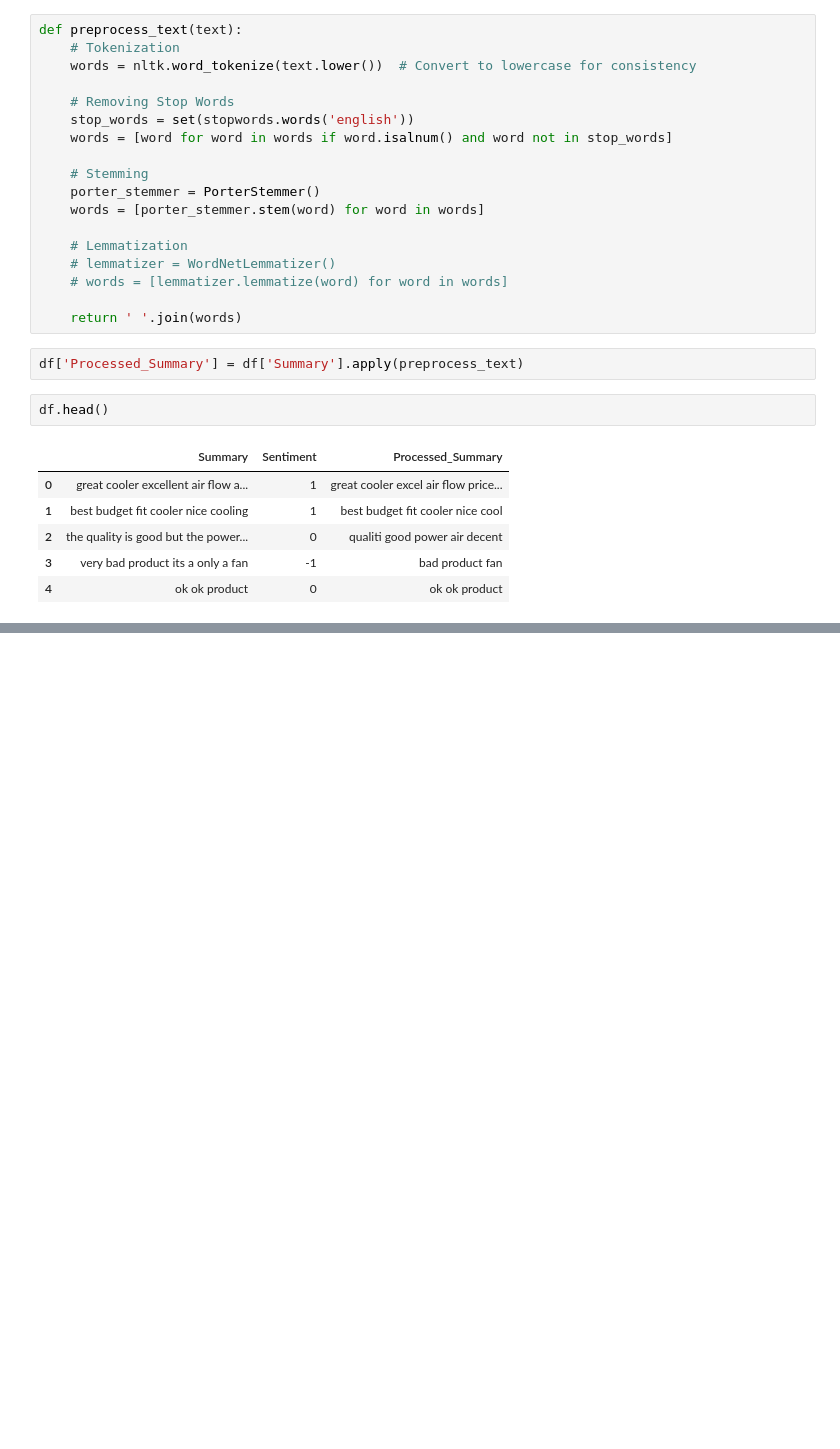
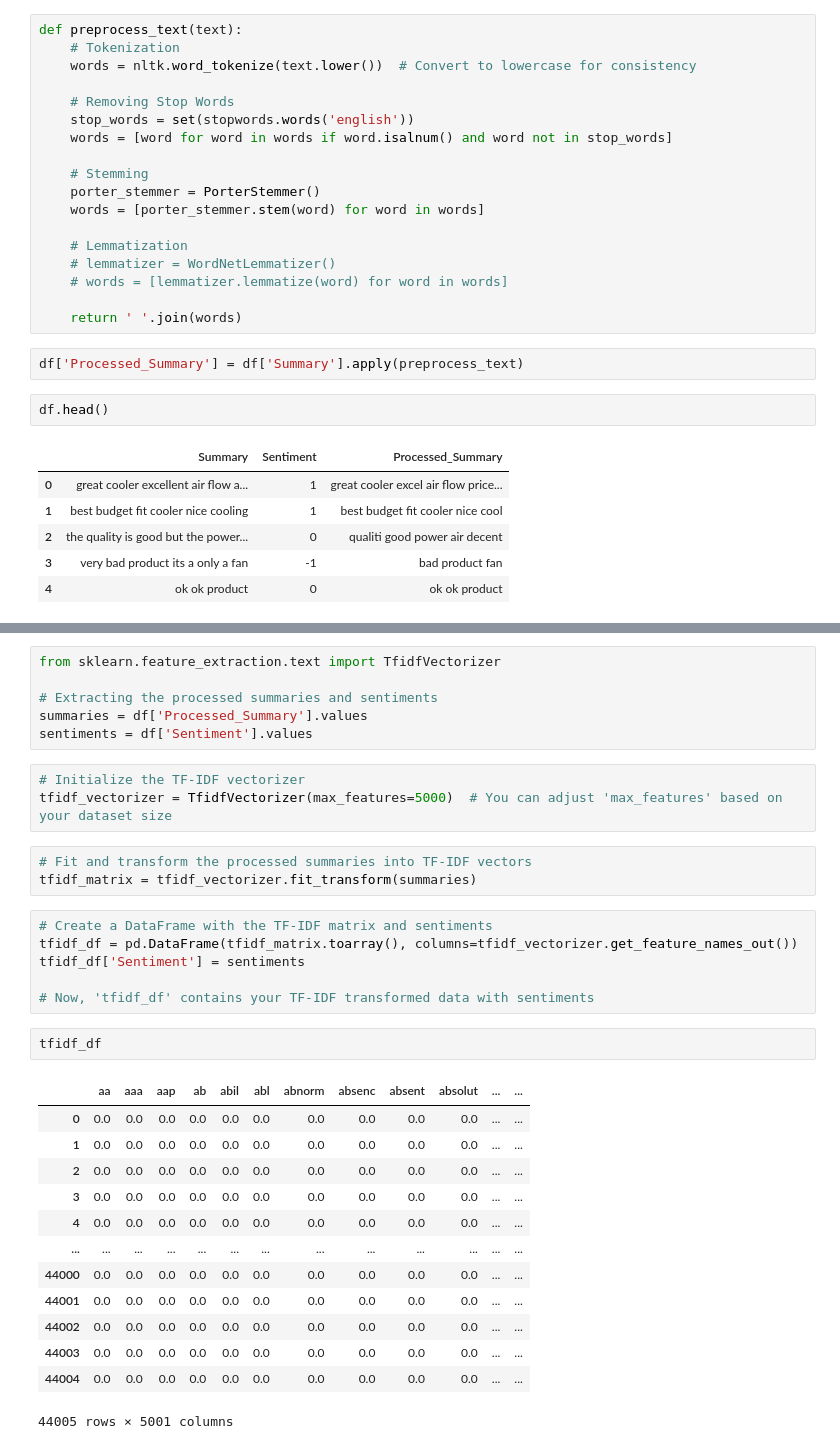
Before and after one commit to Ratish-ai/customer_feedback_analysis, a Jupyter notebook: final.ipynb, the cells around one changed output, grey strips where cells are left out. Drawn from its saved outputs; the diff is of its cells as text; blank space fills up the shorter version.

```diff
--- a/data_preprocess.ipynb
+++ b/final.ipynb
@@ -240,0 +232,34 @@ x_train_sequences = x_train_tfidf.toarray()
+# %%
+from sklearn.feature_extraction.text import TfidfVectorizer
+
+# Extracting the processed summaries and sentiments
+summaries = df['Processed_Summary'].values
+sentiments = df['Sentiment'].values
+# %%
+# Initialize the TF-IDF vectorizer
+tfidf_vectorizer = TfidfVectorizer(max_features=5000)  # You can adjust 'max_features' based on your dataset size
+# %%
+# Fit and transform the processed summaries into TF-IDF vectors
+tfidf_matrix = tfidf_vectorizer.fit_transform(summaries)
+# %%
+# Create a DataFrame with the TF-IDF matrix and sentiments
+tfidf_df = pd.DataFrame(tfidf_matrix.toarray(), columns=tfidf_vectorizer.get_feature_names_out())
+tfidf_df['Sentiment'] = sentiments
+
+# Now, 'tfidf_df' contains your TF-IDF transformed data with sentiments
+# %%
+tfidf_df
+# %% [output]
+|  | aa | aaa | aap | ab | abil | abl | abnorm | absenc | absent | absolut | ... | ... |
+| 0 | 0.0 | 0.0 | 0.0 | 0.0 | 0.0 | 0.0 | 0.0 | 0.0 | 0.0 | 0.0 | ... | ... |
+| 1 | 0.0 | 0.0 | 0.0 | 0.0 | 0.0 | 0.0 | 0.0 | 0.0 | 0.0 | 0.0 | ... | ... |
+| 2 | 0.0 | 0.0 | 0.0 | 0.0 | 0.0 | 0.0 | 0.0 | 0.0 | 0.0 | 0.0 | ... | ... |
+| 3 | 0.0 | 0.0 | 0.0 | 0.0 | 0.0 | 0.0 | 0.0 | 0.0 | 0.0 | 0.0 | ... | ... |
+| 4 | 0.0 | 0.0 | 0.0 | 0.0 | 0.0 | 0.0 | 0.0 | 0.0 | 0.0 | 0.0 | ... | ... |
+| ... | ... | ... | ... | ... | ... | ... | ... | ... | ... | ... | ... | ... |
+| 44000 | 0.0 | 0.0 | 0.0 | 0.0 | 0.0 | 0.0 | 0.0 | 0.0 | 0.0 | 0.0 | ... | ... |
+| 44001 | 0.0 | 0.0 | 0.0 | 0.0 | 0.0 | 0.0 | 0.0 | 0.0 | 0.0 | 0.0 | ... | ... |
+| 44002 | 0.0 | 0.0 | 0.0 | 0.0 | 0.0 | 0.0 | 0.0 | 0.0 | 0.0 | 0.0 | ... | ... |
+| 44003 | 0.0 | 0.0 | 0.0 | 0.0 | 0.0 | 0.0 | 0.0 | 0.0 | 0.0 | 0.0 | ... | ... |
+| 44004 | 0.0 | 0.0 | 0.0 | 0.0 | 0.0 | 0.0 | 0.0 | 0.0 | 0.0 | 0.0 | ... | ... |
+44005 rows × 5001 columns
```
Also changed, not shown: parts of 25 cells of this notebook.
